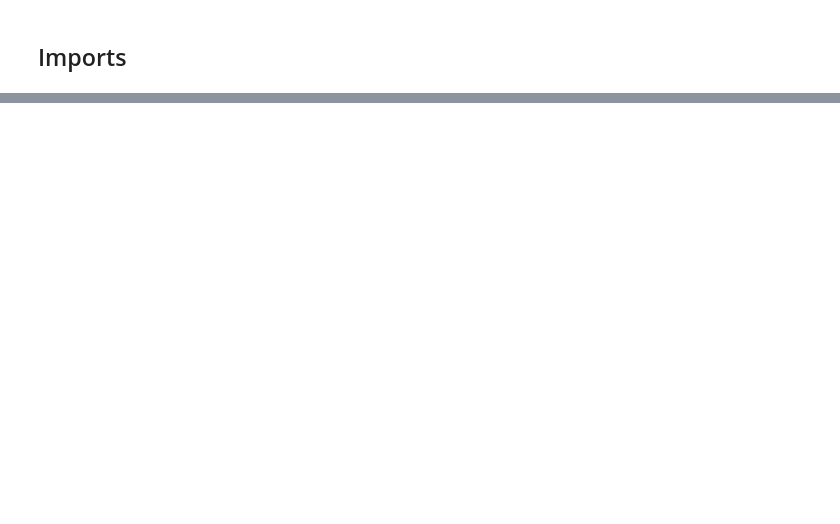
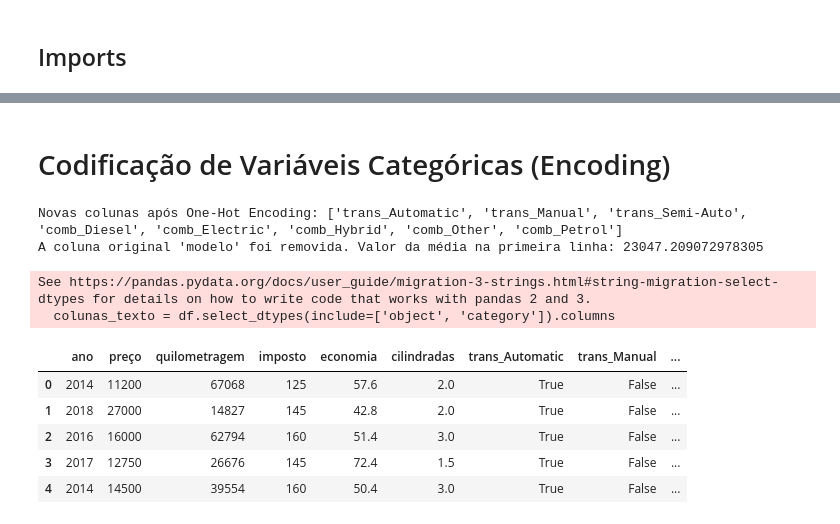
Before and after one commit to DemoreDev/trabalhos_pcd, a Jupyter notebook: bmw.ipynb, the cells around one changed output, grey strips where cells are left out. Saved outputs shown, nothing was run; the diff lists cells and outputs as text; code cells hidden in the pictures; blank space fills up the shorter version.

```diff
--- a/bmw.ipynb
+++ b/bmw.ipynb
@@ -736,0 +926,37 @@ Economia anual para o cliente: 182.45
+# %% [markdown]
+# Codificação de Variáveis Categóricas (Encoding)
+# %%
+# 1. One-Hot Encoding para variáveis com poucas categorias
+# Isso cria colunas separadas (0 ou 1) para cada tipo, sem criar uma hierarquia falsa.
+df = pd.get_dummies(df, columns=['transmissão', 'tipo de combustivel'], prefix=['trans', 'comb'])
+
+# 2. Target Encoding para a coluna 'modelo'
+# Como existem muitos modelos, o One-Hot criaria colunas demais.
+# O Target Encoding substitui o nome do modelo pela média de preço dele.
+media_precos_modelo = df.groupby('modelo')['preço'].mean()
+df['modelo_encoded'] = df['modelo'].map(media_precos_modelo)
+
+colunas_texto = df.select_dtypes(include=['object', 'category']).columns
+df = df.drop(columns=colunas_texto)
+# 3. Verificação do resultado
+# 3. Verificação do resultado
+print("Novas colunas após One-Hot Encoding:", [col for col in df.columns if 'trans_' in col or 'comb_' in col])
+
+# Verificamos se 'modelo_encoded' existe. Se 'modelo' sumiu, imprimimos apenas a nova.
+if 'modelo' in df.columns:
+    print(f"Exemplo de Target Encoding: \n{df[['modelo', 'modelo_encoded']].iloc[0]}")
+else:
+    print(f"A coluna original 'modelo' foi removida. Valor da média na primeira linha: {df['modelo_encoded'].iloc[0]}")
+
+display(df.head())
+# %% [output]
+Novas colunas após One-Hot Encoding: ['trans_Automatic', 'trans_Manual', 'trans_Semi-Auto', 'comb_Diesel', 'comb_Electric', 'comb_Hybrid', 'comb_Other', 'comb_Petrol']
+A coluna original 'modelo' foi removida. Valor da média na primeira linha: 23047.209072978305
+See https://pandas.pydata.org/docs/user_guide/migration-3-strings.html#string-migration-select-dtypes for details on how to write code that works with pandas 2 and 3.
+  colunas_texto = df.select_dtypes(include=['object', 'category']).columns
+|  | ano | preço | quilometragem | imposto | economia | cilindradas | trans_Automatic | trans_Manual | ... |
+| 0 | 2014 | 11200 | 67068 | 125 | 57.6 | 2.0 | True | False | ... |
+| 1 | 2018 | 27000 | 14827 | 145 | 42.8 | 2.0 | True | False | ... |
+| 2 | 2016 | 16000 | 62794 | 160 | 51.4 | 3.0 | True | False | ... |
+| 3 | 2017 | 12750 | 26676 | 145 | 72.4 | 1.5 | True | False | ... |
+| 4 | 2014 | 14500 | 39554 | 160 | 50.4 | 3.0 | True | False | ... |
```
Also changed, not shown: parts of 29 cells of this notebook.
